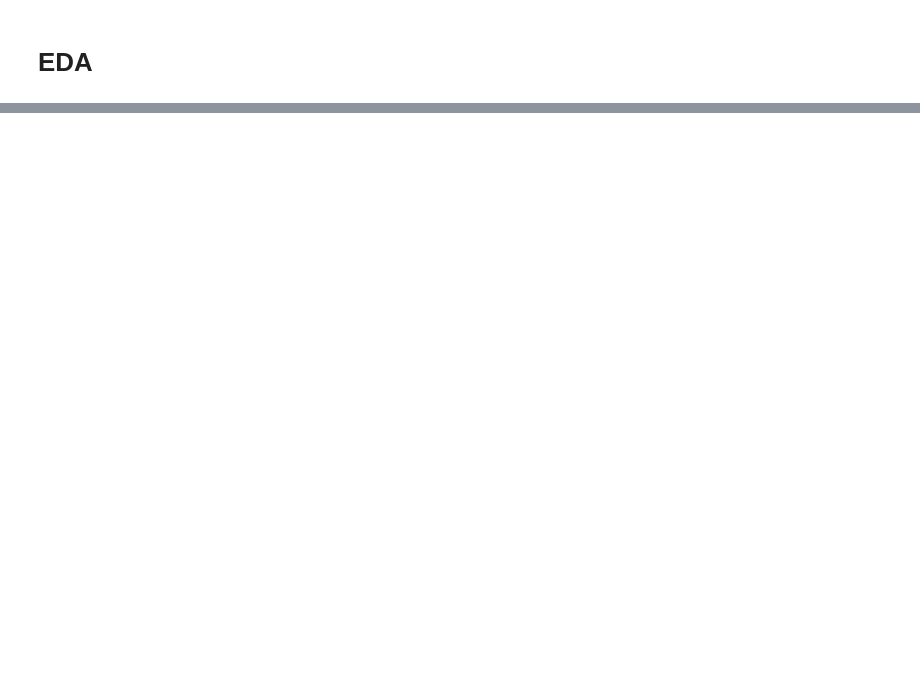
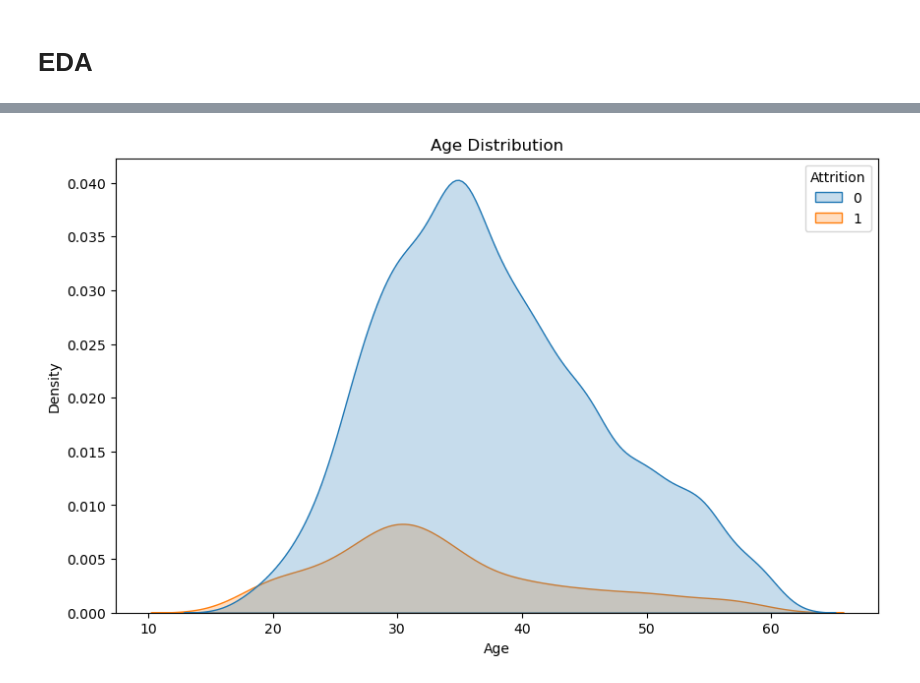
Before and after one commit to kkdsdesilva/employee-attrition-rate, a Jupyter notebook: notebooks/eda.ipynb, the cells around one changed output, grey strips where cells are left out. Cells and saved outputs as stored; diff of their text form; code cells hidden in the pictures; blank space fills up the shorter version.

```diff
--- a/notebooks/eda.ipynb
+++ b/notebooks/eda.ipynb
@@ -26,0 +44,9 @@ df
+# %%
+fig, ax = plt.subplots(figsize=(10, 6))
+sns.kdeplot(df, x='Age', hue='Attrition', fill=True, ax=ax)
+plt.title('Age Distribution')
+plt.xlabel('Age')
+plt.ylabel('Density')
+plt.show()
+# %% [output]
+[figure, added]
```
Also changed, not shown: parts of 7 cells of this notebook, 1 other file.
